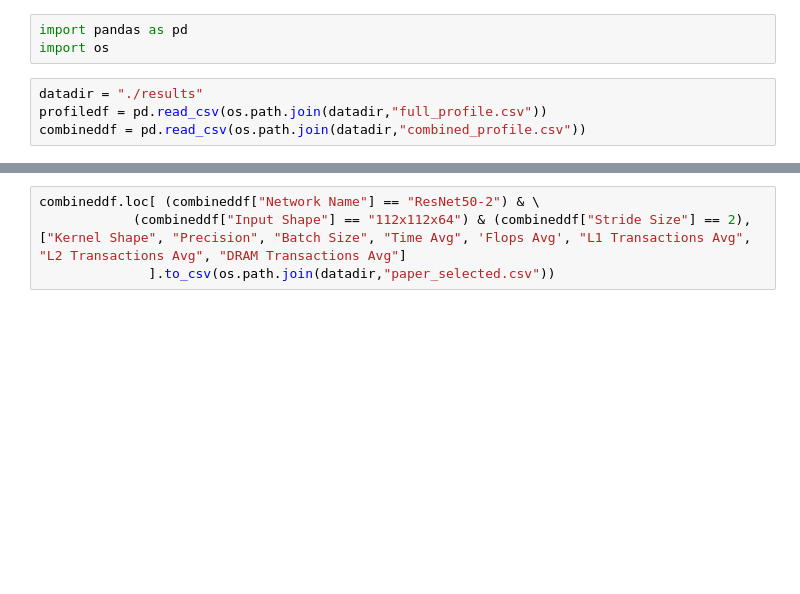
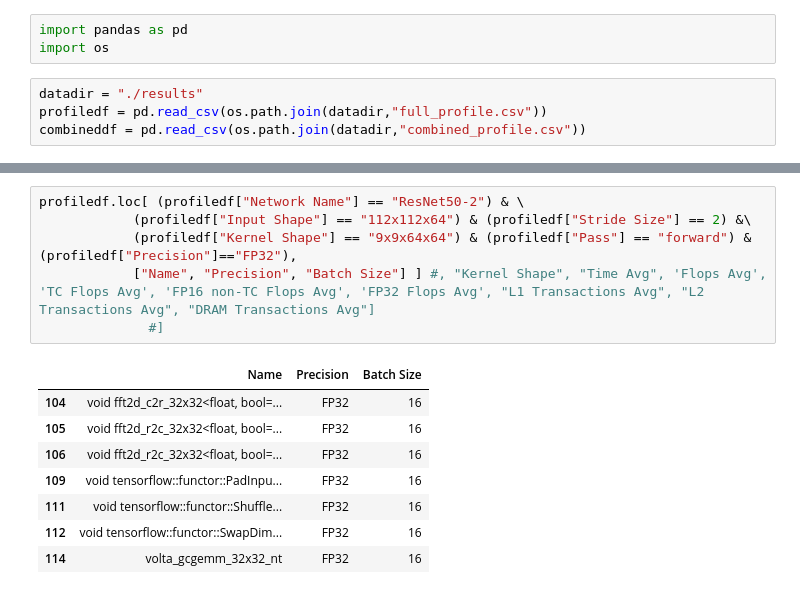
Before and after one commit to NERSC/tf-perf-kernels, a Jupyter notebook: investigate.ipynb, the cells around one changed output, grey strips where cells are left out. Saved outputs shown, nothing was run; the diff lists cells and outputs as text; blank space fills up the shorter version.

```diff
--- a/investigate.ipynb
+++ b/investigate.ipynb
@@ -8,7 +32,18 @@ combineddf = pd.read_csv(os.path.join(datadir,"combined_profile.csv"))
 # %%
-combineddf.loc[ (combineddf["Network Name"] == "ResNet50-2") & \
-            (combineddf["Input Shape"] == "112x112x64") & (combineddf["Stride Size"] == 2), ["Kernel Shape", "Precision", "Batch Size", "Time Avg", 'Flops Avg', "L1 Transactions Avg", "L2 Transactions Avg", "DRAM Transactions Avg"]
-              ].to_csv(os.path.join(datadir,"paper_selected.csv"))
+profiledf.loc[ (profiledf["Network Name"] == "ResNet50-2") & \
+            (profiledf["Input Shape"] == "112x112x64") & (profiledf["Stride Size"] == 2) &\
+            (profiledf["Kernel Shape"] == "9x9x64x64") & (profiledf["Pass"] == "forward") & (profiledf["Precision"]=="FP32"),
+            ["Name", "Precision", "Batch Size"] ] #, "Kernel Shape", "Time Avg", 'Flops Avg', 'TC Flops Avg', 'FP16 non-TC Flops Avg', 'FP32 Flops Avg', "L1 Transactions Avg", "L2 Transactions Avg", "DRAM Transactions Avg"]
+              #]
+# %% [output]
+|  | Name | Precision | Batch Size |
+| 104 | void fft2d_c2r_32x32<float, bool=... | FP32 | 16 |
+| 105 | void fft2d_r2c_32x32<float, bool=... | FP32 | 16 |
+| 106 | void fft2d_r2c_32x32<float, bool=... | FP32 | 16 |
+| 109 | void tensorflow::functor::PadInpu... | FP32 | 16 |
+| 111 | void tensorflow::functor::Shuffle... | FP32 | 16 |
+| 112 | void tensorflow::functor::SwapDim... | FP32 | 16 |
+| 114 | volta_gcgemm_32x32_nt | FP32 | 16 |
 # %%
 profiledf.loc[ (profiledf["Network Name"] == "ResNet50-2") & \
             (profiledf["Input Shape"] == "112x112x64") & (profiledf["Stride Size"] == 2) &\
```
Also changed, not shown: parts of 8 cells of this notebook, 5 other files.
